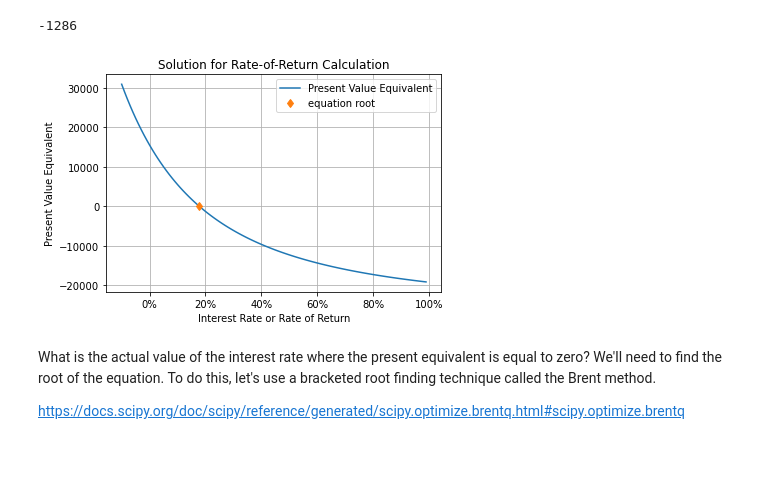
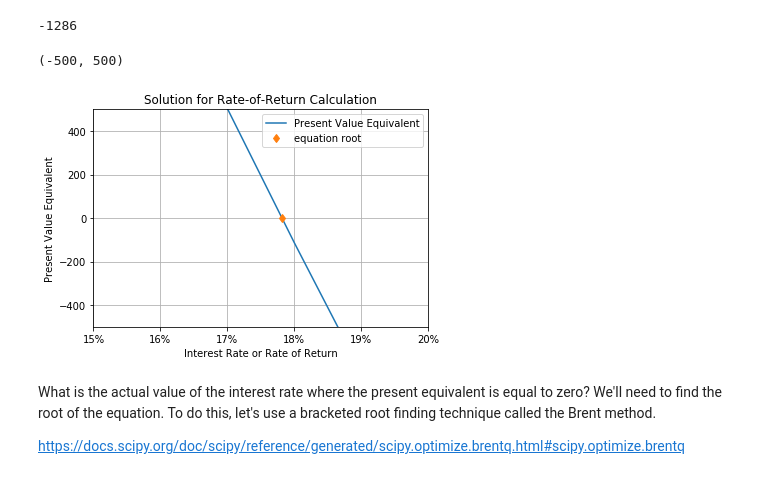
Before and after one commit to Dr-Daily/SystemsEngineering, a Jupyter notebook: Economic Evaluation.ipynb, the cells around one changed output. Saved outputs shown, nothing was run; the diff lists cells and outputs as text; code cells hidden in the pictures.

```diff
--- a/Economic Evaluation.ipynb
+++ b/Economic Evaluation.ipynb
@@ -412,22 +432,23 @@ PE_rate_of_return(.2)
 # %%
 #Plot the relationship
 #Equivalent to Figure 8.6
 i_array = np.arange(-.1,1,.01)
 PE_array = PE_rate_of_return(i_array)
 plt.plot(i_array,PE_array,label="Present Value Equivalent")
 plt.plot(0.1781,0,'d',label="equation root")
 plt.grid()
 plt.xlabel("Interest Rate or Rate of Return")
 plt.ylabel("Present Value Equivalent")
 plt.legend()
 plt.title("Solution for Rate-of-Return Calculation")
 ax= plt.gca()
 ax.xaxis.set_major_formatter(mtick.PercentFormatter(1,decimals=0))
 #uncomment to zoom in
-#ax.set_xlim([.15,.20])
-#ax.set_ylim([-500,500])
+ax.set_xlim([.15,.20])
+ax.set_ylim([-500,500])
 # %% [output]
+(-500, 500)
-[figure, old version]
+[figure, new version]
 # %% [markdown]
 What is the actual value of the interest rate where the present equivalent is equal to zero? We'll need to find the root of the equation. To do this, let's use a bracketed root finding technique called the Brent method.
 
```
Also changed, not shown: parts of 14 cells of this notebook.
